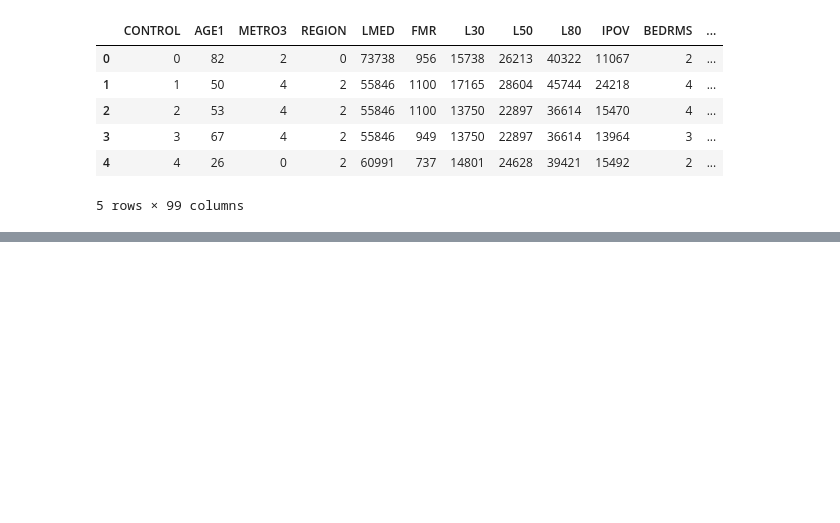
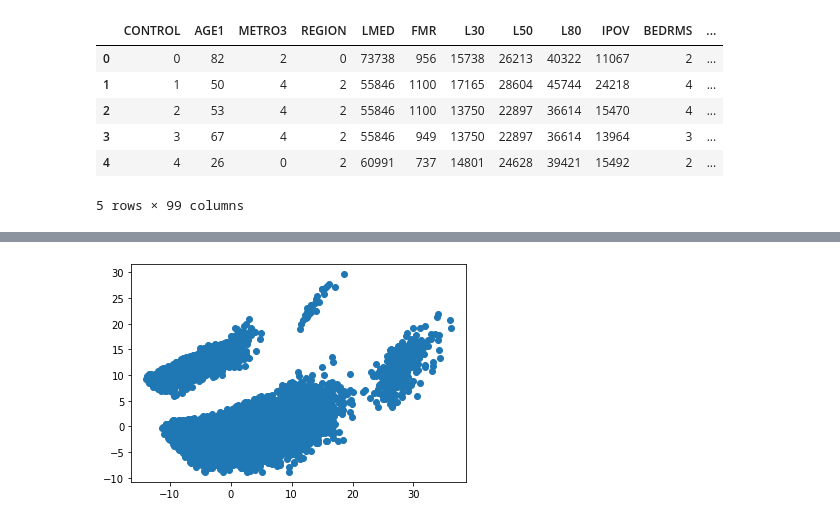
Before and after one commit to jamesluttringer2019/DS-Unit-1-Sprint-3-Linear-Algebra, a Jupyter notebook: module3-dimensionality-reduction/LS_DS_133_High_Dimensional_Data_Assignment.ipynb, the cells around one changed output, grey strips where cells are left out. Saved outputs shown, nothing was run; the diff lists cells and outputs as text; code cells hidden in the pictures; blank space fills up the shorter version.

```diff
--- a/module3-dimensionality-reduction/LS_DS_133_High_Dimensional_Data_Assignment.ipynb
+++ b/module3-dimensionality-reduction/LS_DS_133_High_Dimensional_Data_Assignment.ipynb
@@ -322,0 +302,5 @@ Length: 99, dtype: object
+# %%
+#seperate into x and y
+y = national_processed['AGE1']
+x = national_processed.drop(labels='AGE1',axis=1)
+x.head()
@@ -322,0 +393,19 @@ Length: 99, dtype: object
+# %%
+#instantiate a scaler
+scaler = StandardScaler()
+
+z = scaler.fit_transform(x)
+
+#instantiate PCA for 2 prime comp.
+pca = PCA(2)
+#fit pca to data
+pca.fit(z)
+
+#get eigenvectors and eigenvalues
+#jk don't need those right now
+#print("Eigenvectors: ", pca.components_)
+#print(" Eigenvalues: ",pca.explained_variance_)
+
+#transform data
+b = pca.transform(z)
+print(b)
@@ -323,3 +422,11 @@ Length: 99, dtype: object
+# %%
+#plot pc1 against pc2
+x_vals = b.T[0]
+y_vals = b.T[1]
+plt.scatter(x_vals,y_vals)
+plt.show()
+# %% [output]
+[figure, added]
 # %% [markdown]
 # Stretch Goals
 
```
Also changed, not shown: parts of 14 cells of this notebook.
